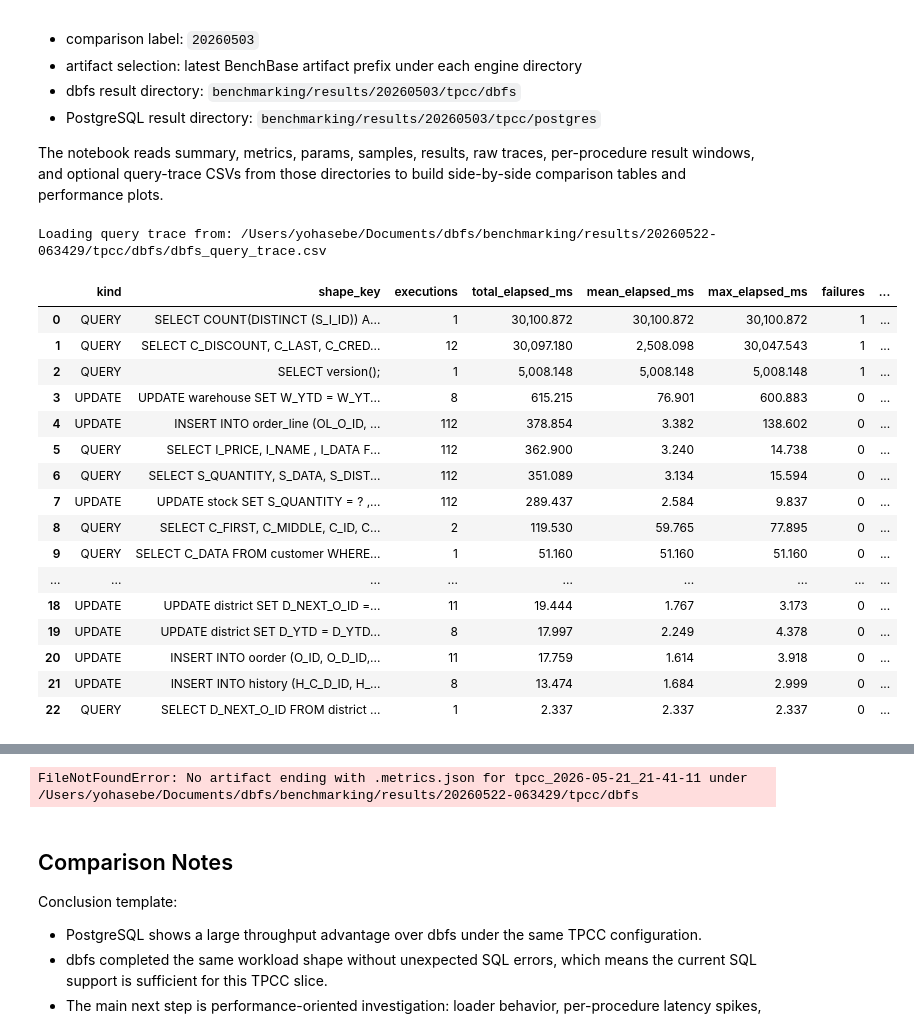
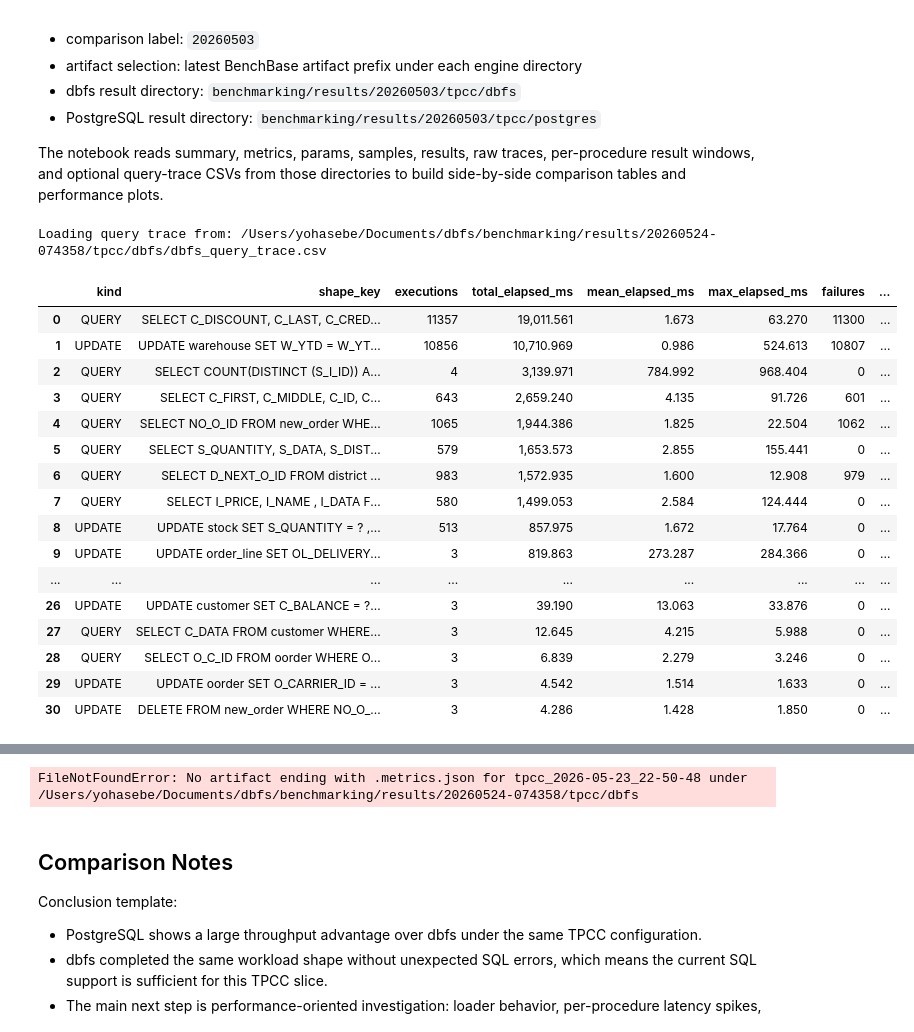
Before and after one commit to yohaku999/oltp_fs, a Jupyter notebook: benchmarking/notebooks/tpcc_dbfs_vs_postgres_basic_comparison.ipynb, the cells around one changed output, grey strips where cells are left out. Drawn from its saved outputs; the diff is of its cells as text; code cells hidden in the pictures.

```diff
--- a/benchmarking/notebooks/tpcc_dbfs_vs_postgres_basic_comparison.ipynb
+++ b/benchmarking/notebooks/tpcc_dbfs_vs_postgres_basic_comparison.ipynb
@@ -22,7 +22,7 @@ plt.style.use('ggplot')
 pd.set_option('display.float_format', lambda value: f'{value:,.3f}')
 
 comparison_root = Path(
-    '/Users/yohasebe/Documents/dbfs/benchmarking/results/20260522-063429/tpcc')
+    '/Users/yohasebe/Documents/dbfs/benchmarking/results/20260524-074358/tpcc')
 
 # Query trace viewer (early stage - works without metrics.json)
 # 最新のベンチマーク結果から dbfs_query_trace.csv を探して表示
@@ -35,50 +35,50 @@ latest_trace_path = None
 
 for timestamp_dir in sorted(results_root.glob('**/tpcc/dbfs'), reverse=True):
     trace_path = timestamp_dir / 'dbfs_query_trace.csv'
     if trace_path.exists():
         latest_timestamp = timestamp_dir.parent.parent.name
         latest_trace_path = trace_path
         break
 
 if latest_trace_path:
     print(f"Loading query trace from: {latest_trace_path}")
     query_trace_df = pd.read_csv(latest_trace_path)
 
     # total_elapsed_us で降順ソート
     query_trace_sorted = query_trace_df.sort_values('total_elapsed_us',
                                                     ascending=False)
 
     # usをmsに変換して見やすく
     display_df = query_trace_sorted.copy()
     display_df['total_elapsed_ms'] = display_df['total_elapsed_us'] / 1000
     display_df['mean_elapsed_ms'] = display_df['mean_elapsed_us'] / 1000
     display_df['max_elapsed_ms'] = display_df['max_elapsed_us'] / 1000
 
     display(display_df[[
         'kind', 'shape_key', 'executions', 'total_elapsed_ms',
         'mean_elapsed_ms', 'max_elapsed_ms', 'failures', 'last_error_type'
     ]])
 else:
     print("No dbfs_query_trace.csv found in recent results")
 # %% [output]
-Loading query trace from: /Users/yohasebe/Documents/dbfs/benchmarking/results/20260522-063429/tpcc/dbfs/dbfs_query_trace.csv
+Loading query trace from: /Users/yohasebe/Documents/dbfs/benchmarking/results/20260524-074358/tpcc/dbfs/dbfs_query_trace.csv
 |  | kind | shape_key | executions | total_elapsed_ms | mean_elapsed_ms | max_elapsed_ms | failures | ... |
-| 0 | QUERY | SELECT COUNT(DISTINCT (S_I_ID)) A... | 1 | 30,100.872 | 30,100.872 | 30,100.872 | 1 | ... |
-| 1 | QUERY | SELECT C_DISCOUNT, C_LAST, C_CRED... | 12 | 30,097.180 | 2,508.098 | 30,047.543 | 1 | ... |
-| 2 | QUERY | SELECT version(); | 1 | 5,008.148 | 5,008.148 | 5,008.148 | 1 | ... |
-| 3 | UPDATE | UPDATE warehouse SET W_YTD = W_YT... | 8 | 615.215 | 76.901 | 600.883 | 0 | ... |
-| 4 | UPDATE | INSERT INTO order_line (OL_O_ID, ... | 112 | 378.854 | 3.382 | 138.602 | 0 | ... |
-| 5 | QUERY | SELECT I_PRICE, I_NAME , I_DATA F... | 112 | 362.900 | 3.240 | 14.738 | 0 | ... |
-| 6 | QUERY | SELECT S_QUANTITY, S_DATA, S_DIST... | 112 | 351.089 | 3.134 | 15.594 | 0 | ... |
-| 7 | UPDATE | UPDATE stock SET S_QUANTITY = ? ,... | 112 | 289.437 | 2.584 | 9.837 | 0 | ... |
-| 8 | QUERY | SELECT C_FIRST, C_MIDDLE, C_ID, C... | 2 | 119.530 | 59.765 | 77.895 | 0 | ... |
-| 9 | QUERY | SELECT C_DATA FROM customer WHERE... | 1 | 51.160 | 51.160 | 51.160 | 0 | ... |
+| 0 | QUERY | SELECT C_DISCOUNT, C_LAST, C_CRED... | 11357 | 19,011.561 | 1.673 | 63.270 | 11300 | ... |
+| 1 | UPDATE | UPDATE warehouse SET W_YTD = W_YT... | 10856 | 10,710.969 | 0.986 | 524.613 | 10807 | ... |
+| 2 | QUERY | SELECT COUNT(DISTINCT (S_I_ID)) A... | 4 | 3,139.971 | 784.992 | 968.404 | 0 | ... |
+| 3 | QUERY | SELECT C_FIRST, C_MIDDLE, C_ID, C... | 643 | 2,659.240 | 4.135 | 91.726 | 601 | ... |
+| 4 | QUERY | SELECT NO_O_ID FROM new_order WHE... | 1065 | 1,944.386 | 1.825 | 22.504 | 1062 | ... |
+| 5 | QUERY | SELECT S_QUANTITY, S_DATA, S_DIST... | 579 | 1,653.573 | 2.855 | 155.441 | 0 | ... |
+| 6 | QUERY | SELECT D_NEXT_O_ID FROM district ... | 983 | 1,572.935 | 1.600 | 12.908 | 979 | ... |
+| 7 | QUERY | SELECT I_PRICE, I_NAME , I_DATA F... | 580 | 1,499.053 | 2.584 | 124.444 | 0 | ... |
+| 8 | UPDATE | UPDATE stock SET S_QUANTITY = ? ,... | 513 | 857.975 | 1.672 | 17.764 | 0 | ... |
+| 9 | UPDATE | UPDATE order_line SET OL_DELIVERY... | 3 | 819.863 | 273.287 | 284.366 | 0 | ... |
 | ... | ... | ... | ... | ... | ... | ... | ... | ... |
-| 18 | UPDATE | UPDATE district SET D_NEXT_O_ID =... | 11 | 19.444 | 1.767 | 3.173 | 0 | ... |
-| 19 | UPDATE | UPDATE district SET D_YTD = D_YTD... | 8 | 17.997 | 2.249 | 4.378 | 0 | ... |
-| 20 | UPDATE | INSERT INTO oorder (O_ID, O_D_ID,... | 11 | 17.759 | 1.614 | 3.918 | 0 | ... |
-| 21 | UPDATE | INSERT INTO history (H_C_D_ID, H_... | 8 | 13.474 | 1.684 | 2.999 | 0 | ... |
-| 22 | QUERY | SELECT D_NEXT_O_ID FROM district ... | 1 | 2.337 | 2.337 | 2.337 | 0 | ... |
+| 26 | UPDATE | UPDATE customer SET C_BALANCE = ?... | 3 | 39.190 | 13.063 | 33.876 | 0 | ... |
+| 27 | QUERY | SELECT C_DATA FROM customer WHERE... | 3 | 12.645 | 4.215 | 5.988 | 0 | ... |
+| 28 | QUERY | SELECT O_C_ID FROM oorder WHERE O... | 3 | 6.839 | 2.279 | 3.246 | 0 | ... |
+| 29 | UPDATE | UPDATE oorder SET O_CARRIER_ID = ... | 3 | 4.542 | 1.514 | 1.633 | 0 | ... |
+| 30 | UPDATE | DELETE FROM new_order WHERE NO_O_... | 3 | 4.286 | 1.428 | 1.850 | 0 | ... |
 # %%
 run_configs = {
     'dbfs': {
@@ -300,7 +300,7 @@ for engine, config in run_configs.items():
 validation_df = pd.DataFrame(validation_rows)
 validation_df
 # %% [output]
-FileNotFoundError: No artifact ending with .metrics.json for tpcc_2026-05-21_21-41-11 under /Users/yohasebe/Documents/dbfs/benchmarking/results/20260522-063429/tpcc/dbfs
+FileNotFoundError: No artifact ending with .metrics.json for tpcc_2026-05-23_22-50-48 under /Users/yohasebe/Documents/dbfs/benchmarking/results/20260524-074358/tpcc/dbfs
 # %%
 summary_rows = []
 for engine, run in runs.items():
```
Also changed, not shown: 54 other files.
